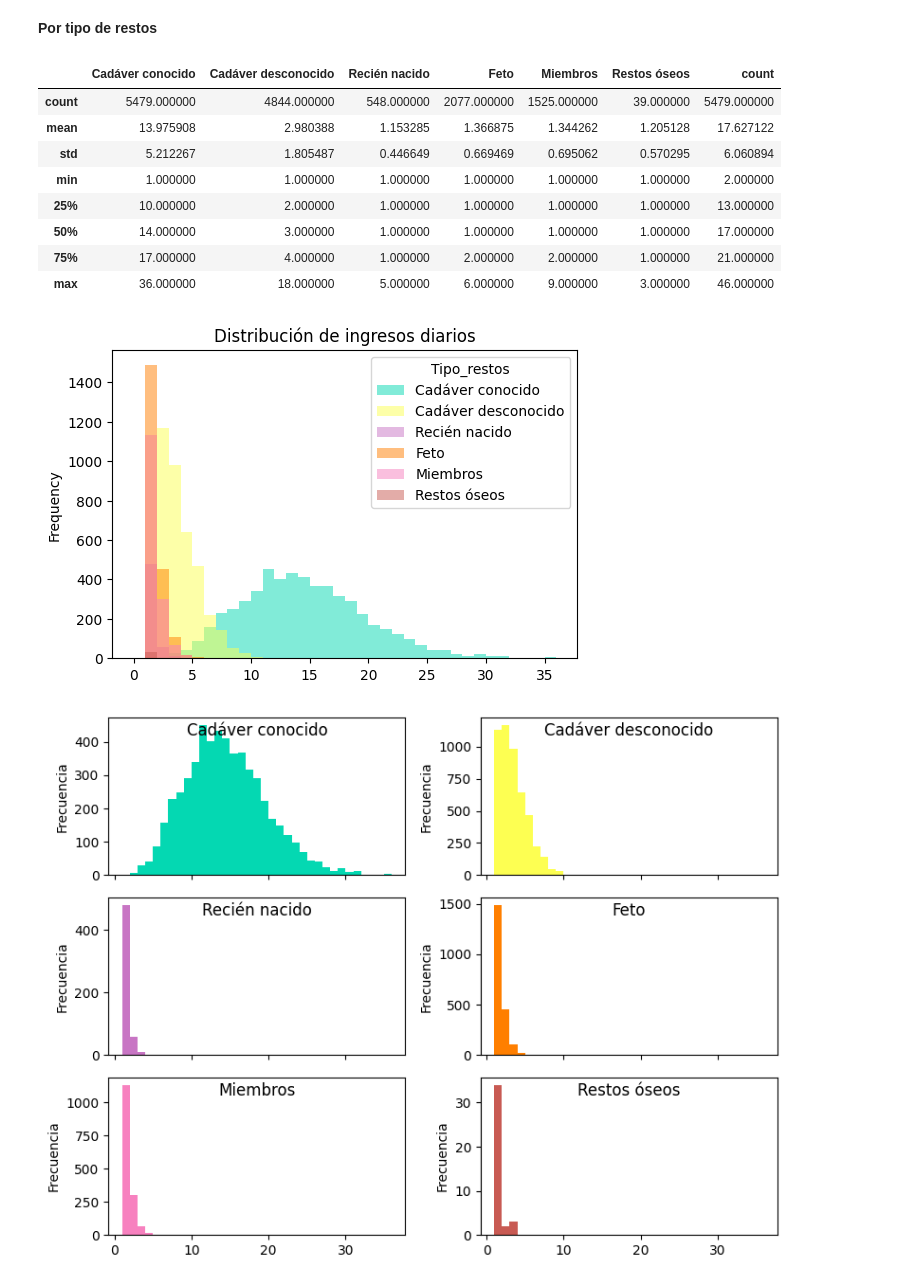
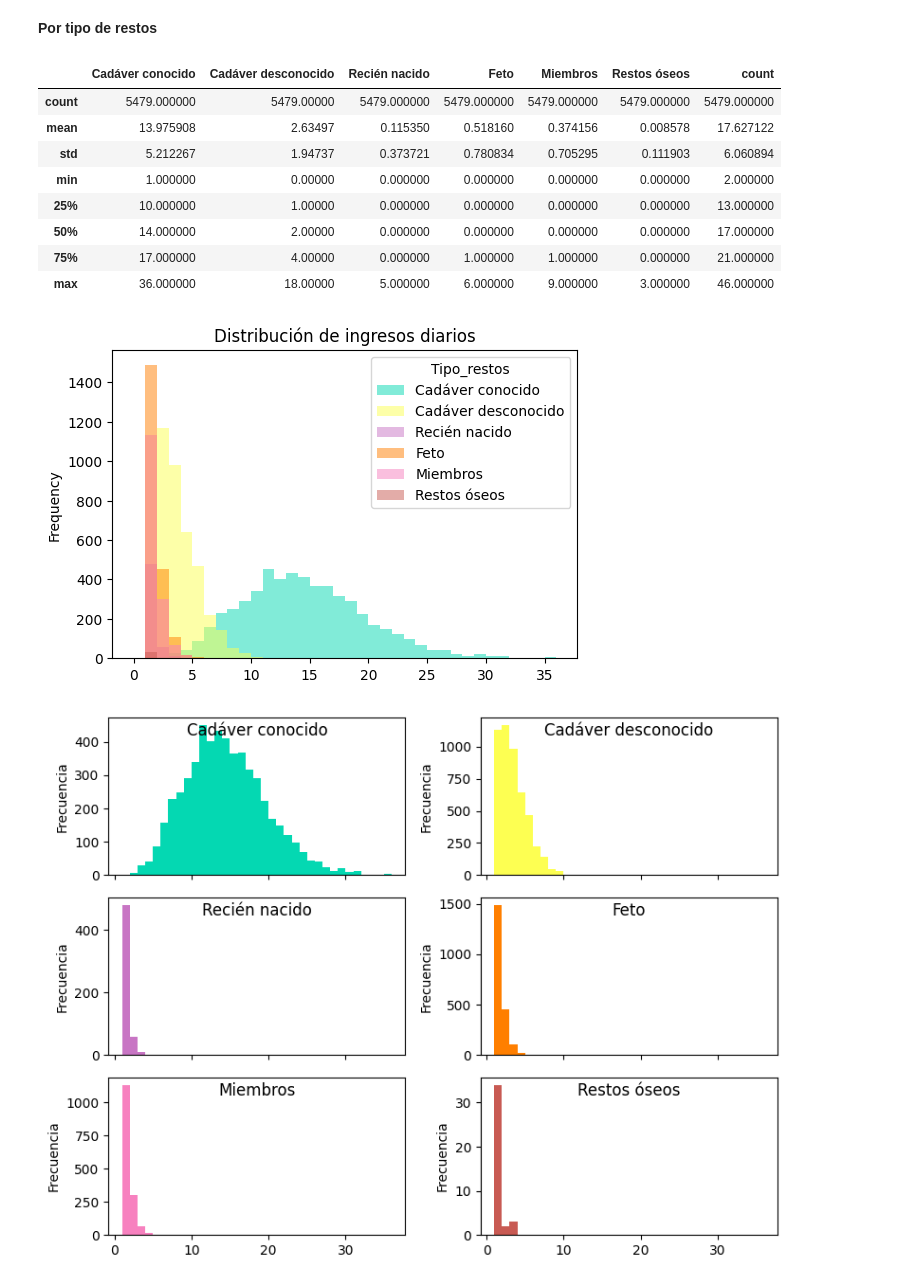
Before and after one commit to mar-esther23/SEMEFO_busqueda, a Jupyter notebook: HBO_analisis_temp.ipynb, the cells around one changed output. Cells and saved outputs as stored; diff of their text form; code cells hidden in the pictures.

```diff
--- a/HBO_analisis_temp.ipynb
+++ b/HBO_analisis_temp.ipynb
@@ -188,24 +196,24 @@ plt.show()
 **Por tipo de restos**
 # %%
 ing_diarios = df.pivot_table(index='Fecha_estandar', columns='Tipo_restos', aggfunc='size').sort_index().replace(0,nan)
-display(pd.concat( [ing_diarios.describe(),df['Fecha_estandar'].value_counts().describe()], axis=1 ))
+display(pd.concat( [ing_diarios.fillna(0).describe(),df['Fecha_estandar'].value_counts().describe()], axis=1 ))
 
 fig, ax = plt.subplots(figsize=(6, 4))
 ing_diarios.plot.hist(ax=ax, color=dic_color, bins=range(37), alpha=0.5,
                       title='Distribución de ingresos diarios')
 
 #plt.savefig("imagenes/BO_Distribucion_TipoRestos+IngresosDiarios.svg")
 plt.show()
 # %% [output]
 |  | Cadáver conocido | Cadáver desconocido | Recién nacido | Feto | Miembros | Restos óseos | count |
-| count | 5479.000000 | 4844.000000 | 548.000000 | 2077.000000 | 1525.000000 | 39.000000 | 5479.000000 |
-| mean | 13.975908 | 2.980388 | 1.153285 | 1.366875 | 1.344262 | 1.205128 | 17.627122 |
-| std | 5.212267 | 1.805487 | 0.446649 | 0.669469 | 0.695062 | 0.570295 | 6.060894 |
-| min | 1.000000 | 1.000000 | 1.000000 | 1.000000 | 1.000000 | 1.000000 | 2.000000 |
-| 25% | 10.000000 | 2.000000 | 1.000000 | 1.000000 | 1.000000 | 1.000000 | 13.000000 |
-| 50% | 14.000000 | 3.000000 | 1.000000 | 1.000000 | 1.000000 | 1.000000 | 17.000000 |
-| 75% | 17.000000 | 4.000000 | 1.000000 | 2.000000 | 2.000000 | 1.000000 | 21.000000 |
-| max | 36.000000 | 18.000000 | 5.000000 | 6.000000 | 9.000000 | 3.000000 | 46.000000 |
+| count | 5479.000000 | 5479.00000 | 5479.000000 | 5479.000000 | 5479.000000 | 5479.000000 | 5479.000000 |
+| mean | 13.975908 | 2.63497 | 0.115350 | 0.518160 | 0.374156 | 0.008578 | 17.627122 |
+| std | 5.212267 | 1.94737 | 0.373721 | 0.780834 | 0.705295 | 0.111903 | 6.060894 |
+| min | 1.000000 | 0.00000 | 0.000000 | 0.000000 | 0.000000 | 0.000000 | 2.000000 |
+| 25% | 10.000000 | 1.00000 | 0.000000 | 0.000000 | 0.000000 | 0.000000 | 13.000000 |
+| 50% | 14.000000 | 2.00000 | 0.000000 | 0.000000 | 0.000000 | 0.000000 | 17.000000 |
+| 75% | 17.000000 | 4.00000 | 0.000000 | 1.000000 | 1.000000 | 0.000000 | 21.000000 |
+| max | 36.000000 | 18.00000 | 5.000000 | 6.000000 | 9.000000 | 3.000000 | 46.000000 |
 [figure]
 # %%
 fig, axes = plt.subplots(nrows=3, ncols=2, figsize=(8, 6), sharex=True)
```
Also changed, not shown: parts of 14 cells of this notebook, 17 other files.
